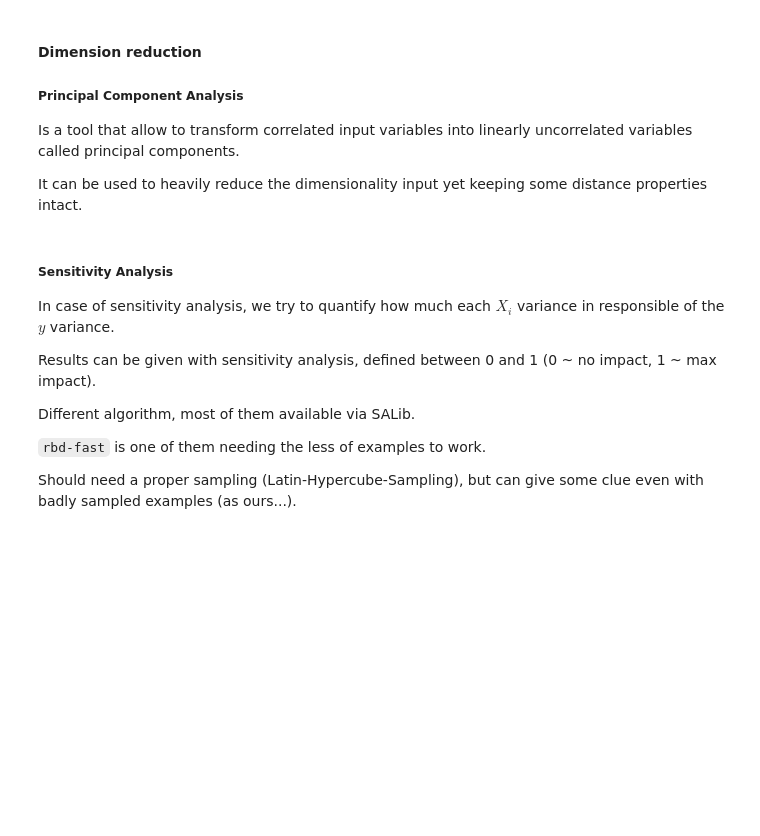
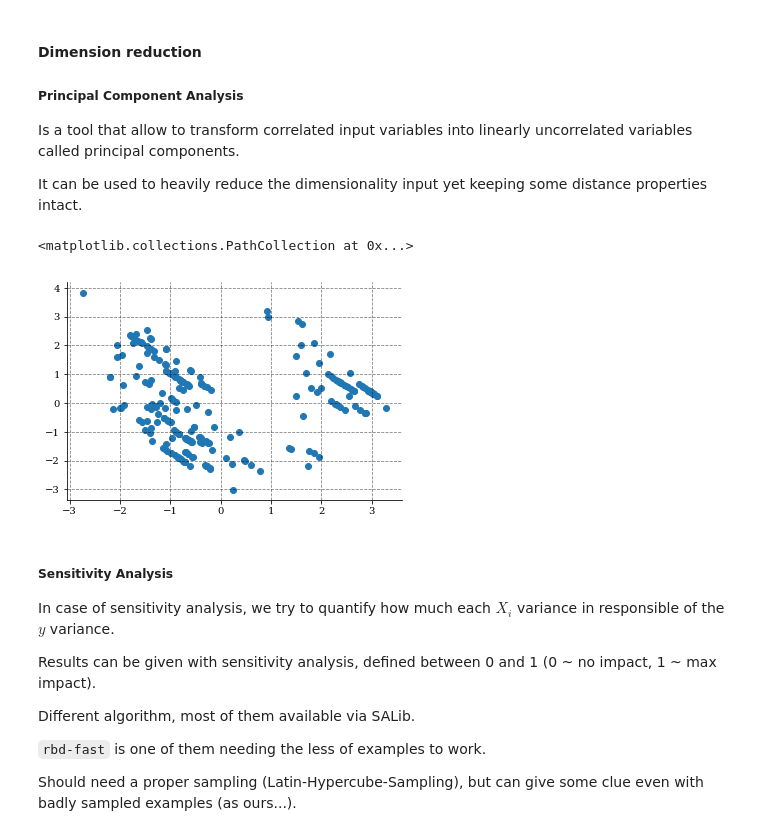
Before and after one commit to locie/simurex2018_workshop, a Jupyter notebook: celliern/machine_learning/workshop_ml.ipynb, the cells around one changed output. Saved outputs shown, nothing was run; the diff lists cells and outputs as text; code cells hidden in the pictures; blank space fills up the shorter version.

```diff
--- a/celliern/machine_learning/workshop_ml.ipynb
+++ b/celliern/machine_learning/workshop_ml.ipynb
@@ -265,12 +250,12 @@ sc = StandardScaler()
 oc_sex = OrdinalEncoder()
 oc_smoke = OrdinalEncoder()
 ohe_day = OneHotEncoder(sparse=False)
-ohe_time = OneHotEncoder(sparse=False)
+oc_time = OrdinalEncoder()
 X1 = dataframe[["total_bill"]]
 X2 = oc_sex.fit_transform(dataframe[["sex"]])
 X3 = oc_smoke.fit_transform(dataframe[["smoker"]])
 X4 = ohe_day.fit_transform(dataframe[["day"]])
-X5 = ohe_time.fit_transform(dataframe[["time"]])
+X5 = oc_time.fit_transform(dataframe[["time"]])
 X6 = dataframe[["size"]]
 
 X = sc.fit_transform(np.concatenate([X1, X2, X3, X4, X5, X6], axis=1))
@@ -306,6 +293,10 @@ from sklearn.decomposition import PCA
 # %%
 pca = PCA(n_components=2)
 X_reduced = pca.fit_transform(X)
+pl.scatter(*X_reduced.T)
+# %% [output]
+<matplotlib.collections.PathCollection at 0x...>
+[figure, added]
 # %% [markdown]
 ##### Sensitivity Analysis
 
```
Also changed, not shown: parts of 42 cells of this notebook, 2 other files.
